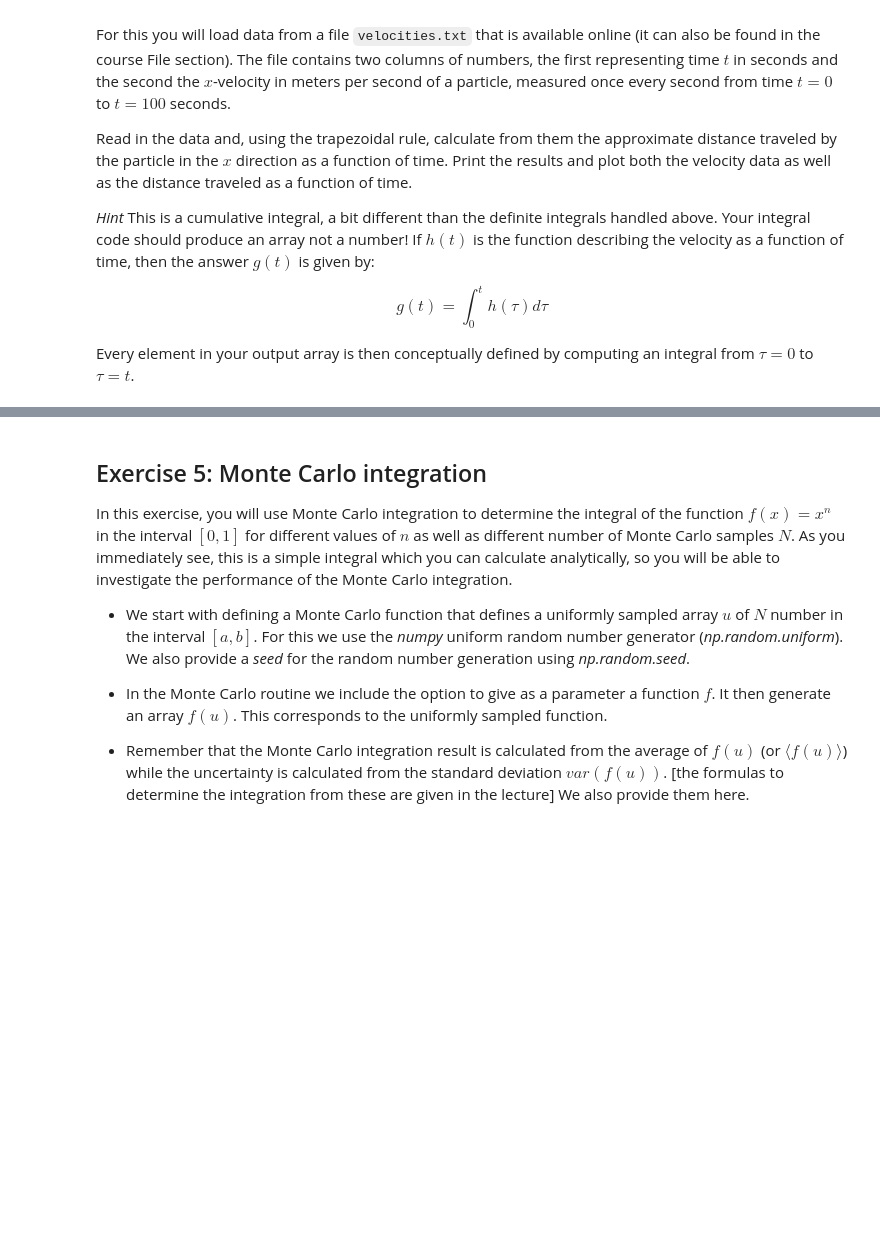
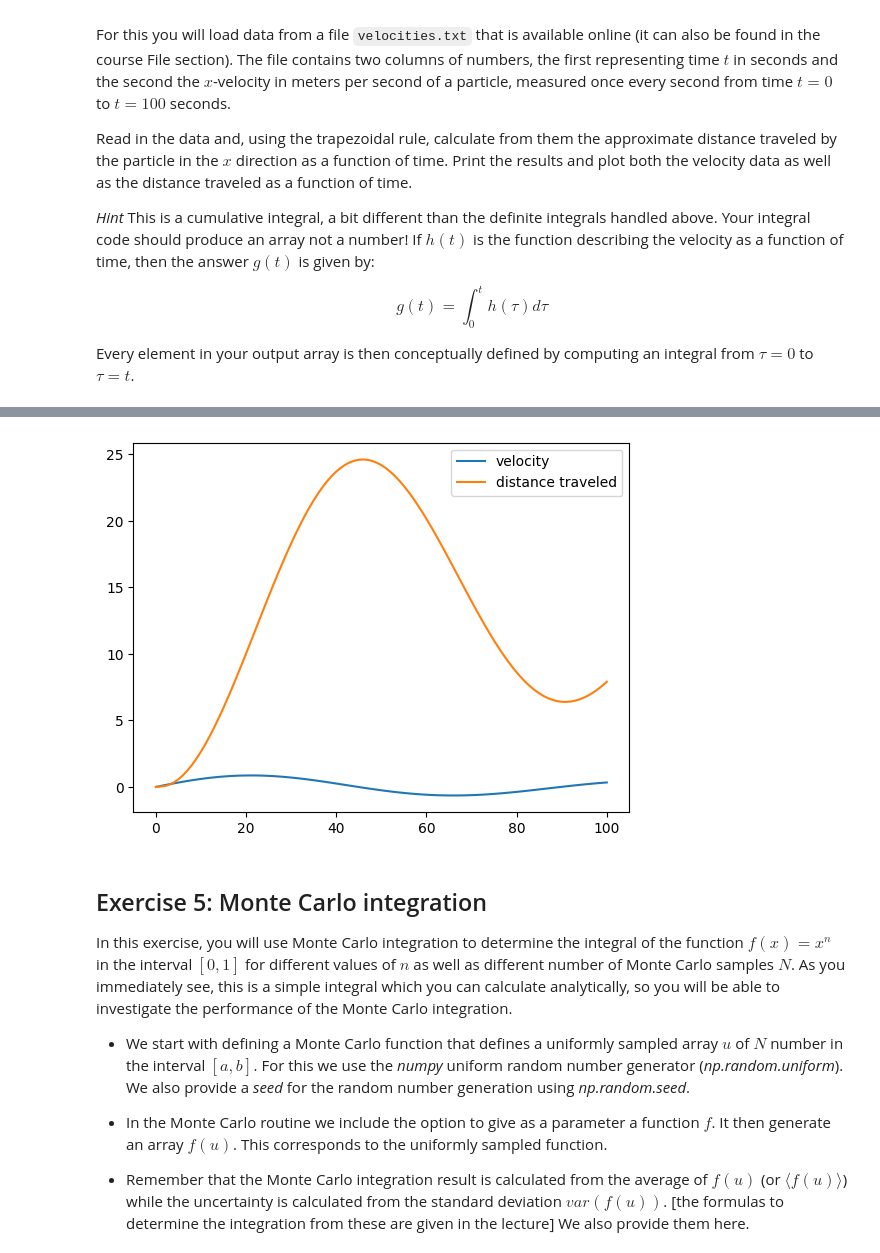
Before and after one commit to ufotermiten/Integration-LP4, a Jupyter notebook: SEE125_Integration_Group045.ipynb, the cells around one changed output, grey strips where cells are left out. Cells and saved outputs as stored; diff of their text form; code cells hidden in the pictures; blank space fills up the shorter version.

```diff
--- a/SEE125_Integration_Group045.ipynb
+++ b/SEE125_Integration_Group045.ipynb
@@ -259,8 +261,18 @@ t = data[:,0]
 v = data[:,1]
 
 # Your code
+g=[]
+for i in range(len(t)):
+    g.append((v[0]+v[i])/2+np.sum(v[1:i-1]))
+g[0]=0
 # %%
 # Your plot
+plt.plot(t,v,label='velocity')
+plt.plot(t,g,label='distance traveled')
+plt.legend()
+plt.show()
+# %% [output]
+[figure, added]
 # %% [markdown]
 ## Exercise 5: Monte Carlo integration
 
```
Also changed, not shown: parts of 1 cell of this notebook, 1 other file.
